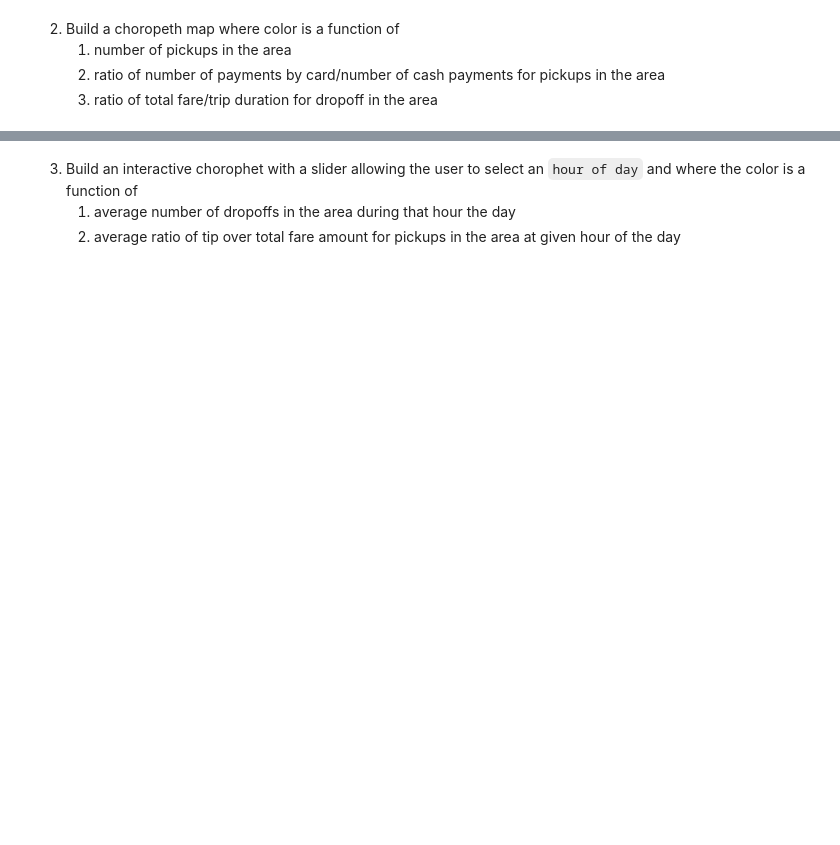
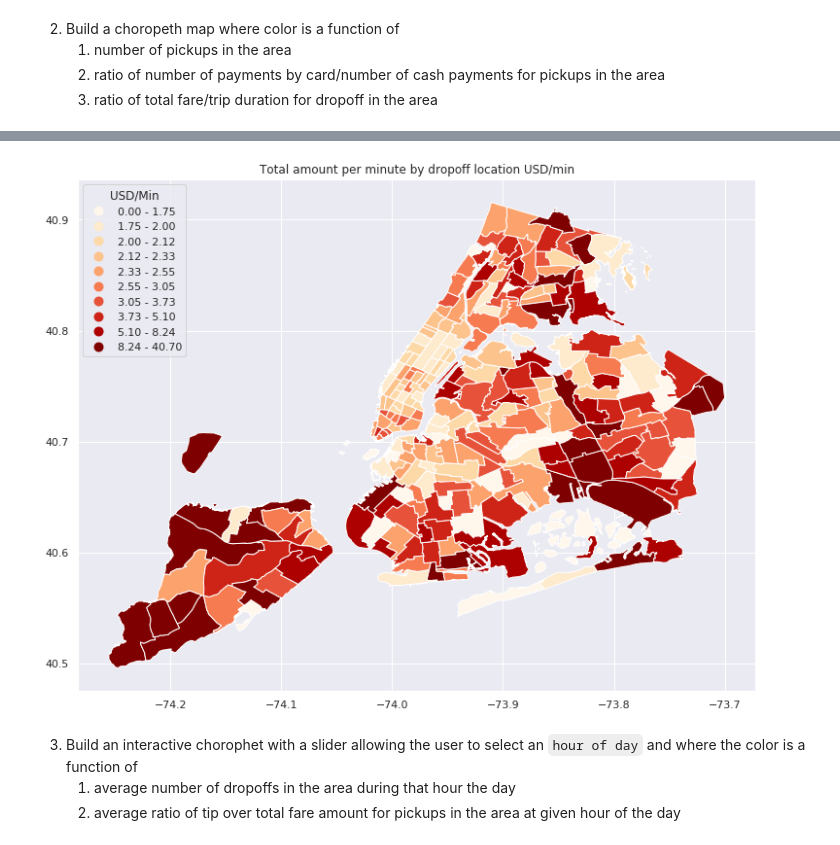
Before and after one commit to idardo97/big_data, a Jupyter notebook: homework03.ipynb, the cells around one changed output, grey strips where cells are left out. Cells and saved outputs as stored; diff of their text form; code cells hidden in the pictures; blank space fills up the shorter version.

```diff
--- a/homework03.ipynb
+++ b/homework03.ipynb
@@ -848,9 +1090,11 @@ plot_choropleth_zones(df_pu_price, 'USD_Min', 'total amount per minute by dropof
 # %%
 df_pu_price_18 = mar18_zones.groupBy('DOLocationID')\
-                          .agg(fn.mean(col('total_amount')/col('duration')*60).alias('USD_Min'))\
+                          .agg(fn.mean(col('total_amount')/col('duration')*60).alias('USD/Min'))\
                       .toPandas()
 
-plot_choropleth_zones(df_pu_price_18, 'USD_Min', 'Total amount per minute by dropoff location USD/min','DOLocationID')
+plot_choropleth_zones(df_pu_price_18, 'USD/Min', 'Total amount per minute by dropoff location USD/min','DOLocationID')
+# %% [output]
+[figure, added]
 # %% [markdown]
 3. Build an interactive chorophet with a slider allowing the user to select an `hour of day` and where the color is a function of
     1. average number of dropoffs in the area during that hour the day
```
Also changed, not shown: parts of 49 cells of this notebook.
